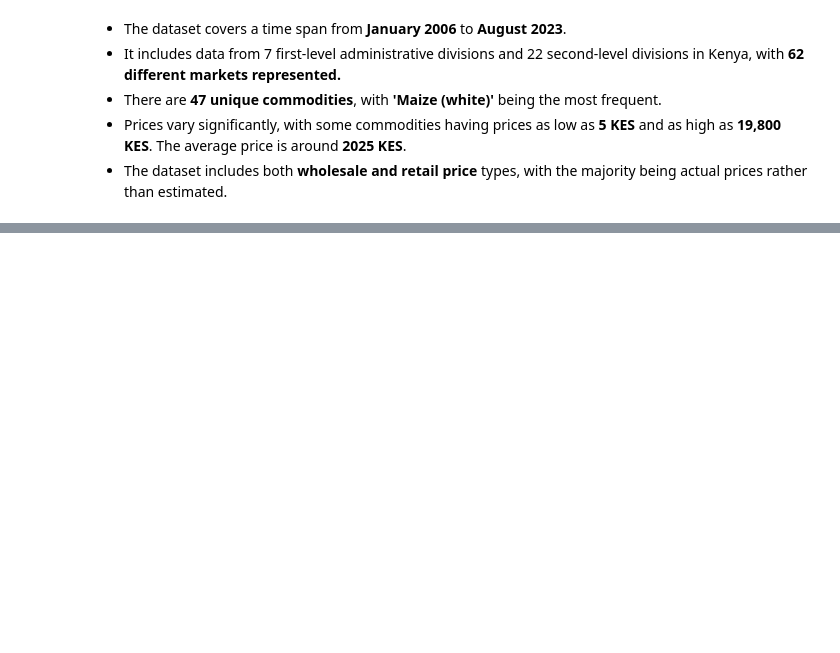
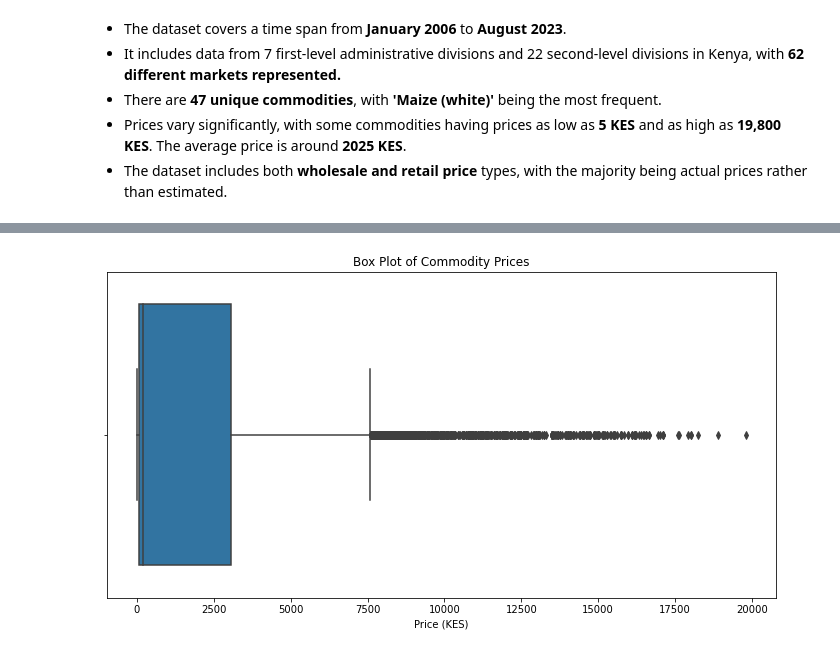
Before and after one commit to Mwenda-Mugambi/Commodity_Price_Forecasting, a Jupyter notebook: Notebook.ipynb, the cells around one changed output, grey strips where cells are left out. Saved outputs shown, nothing was run; the diff lists cells and outputs as text; code cells hidden in the pictures; blank space fills up the shorter version.

```diff
--- a/Notebook.ipynb
+++ b/Notebook.ipynb
@@ -223,0 +230,9 @@ data.distplot(figsize=(12,5))
+# %%
+# Boxplot for commodity prices to identify outliers
+plt.figure(figsize = (12, 6))
+sns.boxplot(x = data['price'])
+plt.title('Box Plot of Commodity Prices')
+plt.xlabel('Price (KES)')
+plt.show()
+# %% [output]
+[figure, added]
```
Also changed, not shown: parts of 4 cells of this notebook.
